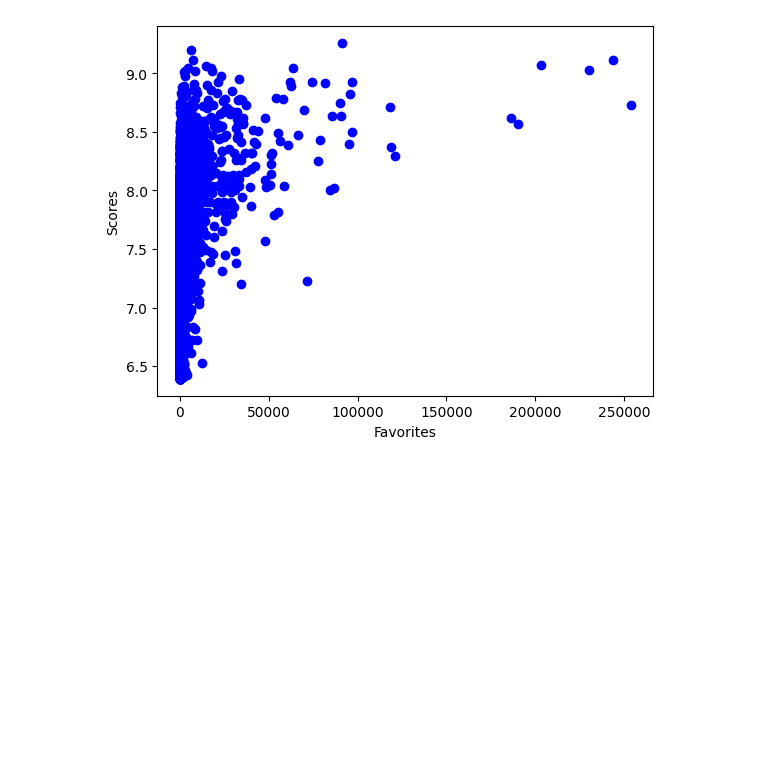
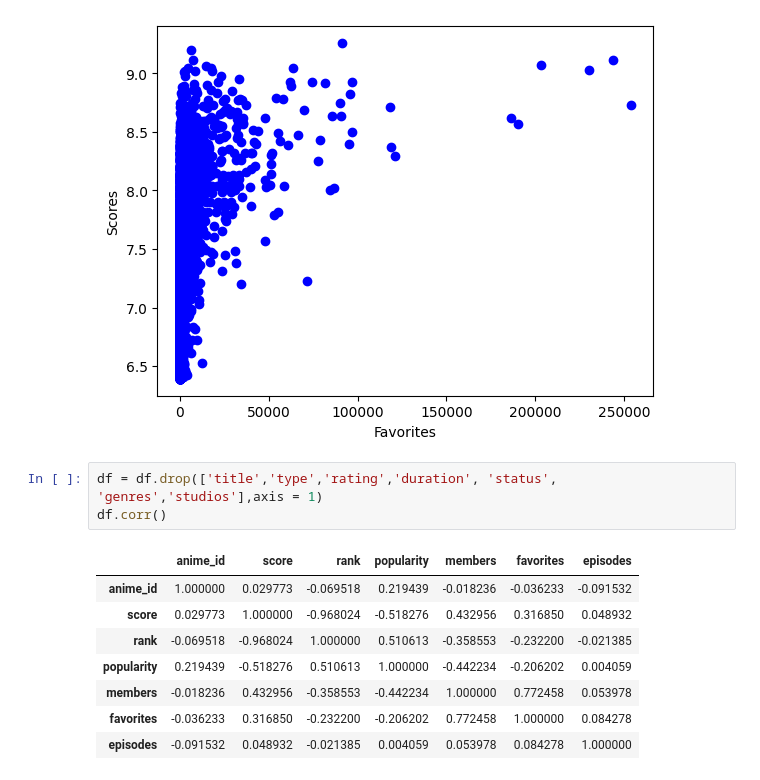
Before and after one commit to Hoanghoccode2805/Anime_recommendation_system, a Jupyter notebook: Src/Explore_anime_data.ipynb, the cells around one changed output. Cells and saved outputs as stored; diff of their text form; blank space fills up the shorter version.

```diff
--- a/Src/Explore_anime_data.ipynb
+++ b/Src/Explore_anime_data.ipynb
@@ -77,3 +77,15 @@ plt.ylabel("Scores")
 plt.show()
 # %% [output]
 [figure]
+# %%
+df = df.drop(['title','type','rating','duration', 'status', 'genres','studios'],axis = 1)
+df.corr()
+# %% [output]
+|  | anime_id | score | rank | popularity | members | favorites | episodes |
+| anime_id | 1.000000 | 0.029773 | -0.069518 | 0.219439 | -0.018236 | -0.036233 | -0.091532 |
+| score | 0.029773 | 1.000000 | -0.968024 | -0.518276 | 0.432956 | 0.316850 | 0.048932 |
+| rank | -0.069518 | -0.968024 | 1.000000 | 0.510613 | -0.358553 | -0.232200 | -0.021385 |
+| popularity | 0.219439 | -0.518276 | 0.510613 | 1.000000 | -0.442234 | -0.206202 | 0.004059 |
+| members | -0.018236 | 0.432956 | -0.358553 | -0.442234 | 1.000000 | 0.772458 | 0.053978 |
+| favorites | -0.036233 | 0.316850 | -0.232200 | -0.206202 | 0.772458 | 1.000000 | 0.084278 |
+| episodes | -0.091532 | 0.048932 | -0.021385 | 0.004059 | 0.053978 | 0.084278 | 1.000000 |
```
Also changed, not shown: 7 other files.
